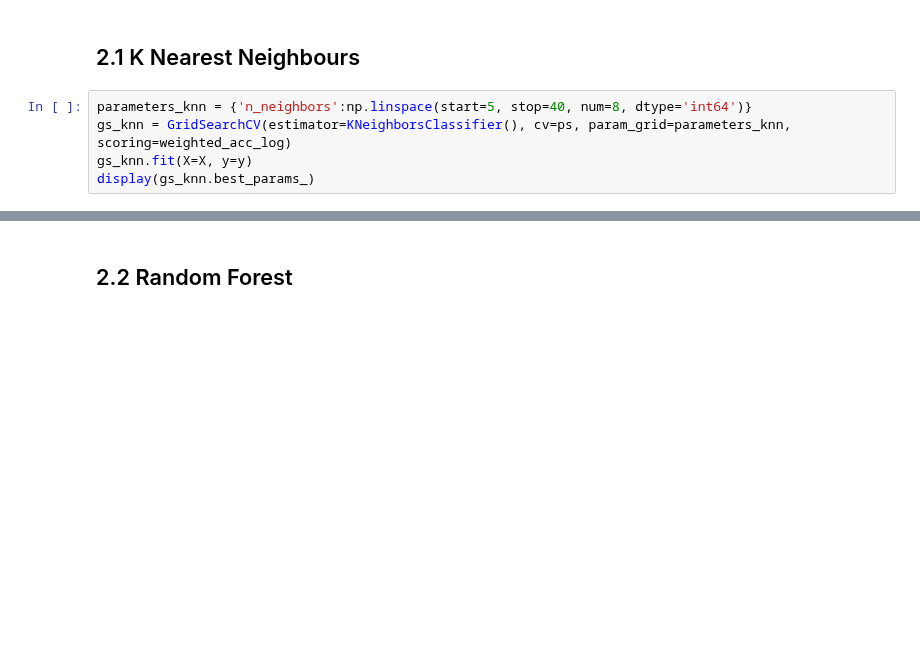
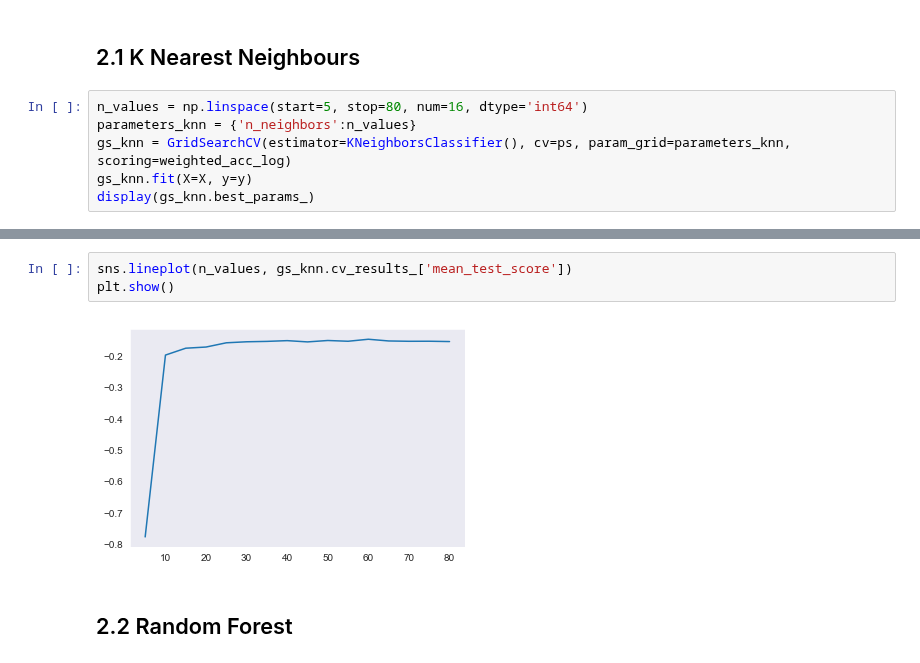
Before and after one commit to zhanshenlc/IAML2018, a Jupyter notebook: Assignments/03_B_MiniChallenge.ipynb, the cells around one changed output, grey strips where cells are left out. Saved outputs shown, nothing was run; the diff lists cells and outputs as text; blank space fills up the shorter version.

```diff
--- a/Assignments/03_B_MiniChallenge.ipynb
+++ b/Assignments/03_B_MiniChallenge.ipynb
@@ -369,7 +342,8 @@ scoring = {'Acc': 'accuracy', 'Log_loss': 'neg_log_loss'}
 # %% [markdown]
 ## 2.1 K Nearest Neighbours
 # %%
-parameters_knn = {'n_neighbors':np.linspace(start=5, stop=40, num=8, dtype='int64')}
+n_values = np.linspace(start=5, stop=80, num=16, dtype='int64')
+parameters_knn = {'n_neighbors':n_values}
 gs_knn = GridSearchCV(estimator=KNeighborsClassifier(), cv=ps, param_grid=parameters_knn, scoring=weighted_acc_log)
 gs_knn.fit(X=X, y=y)
 display(gs_knn.best_params_)
@@ -454,3 +360,8 @@ Log loss:       0.597529997319314
+# %%
+sns.lineplot(n_values, gs_knn.cv_results_['mean_test_score'])
+plt.show()
+# %% [output]
+[figure, added]
 # %% [markdown]
 ## 2.2 Random Forest
 # %%
```
Also changed, not shown: parts of 48 cells of this notebook, 1 other file.
